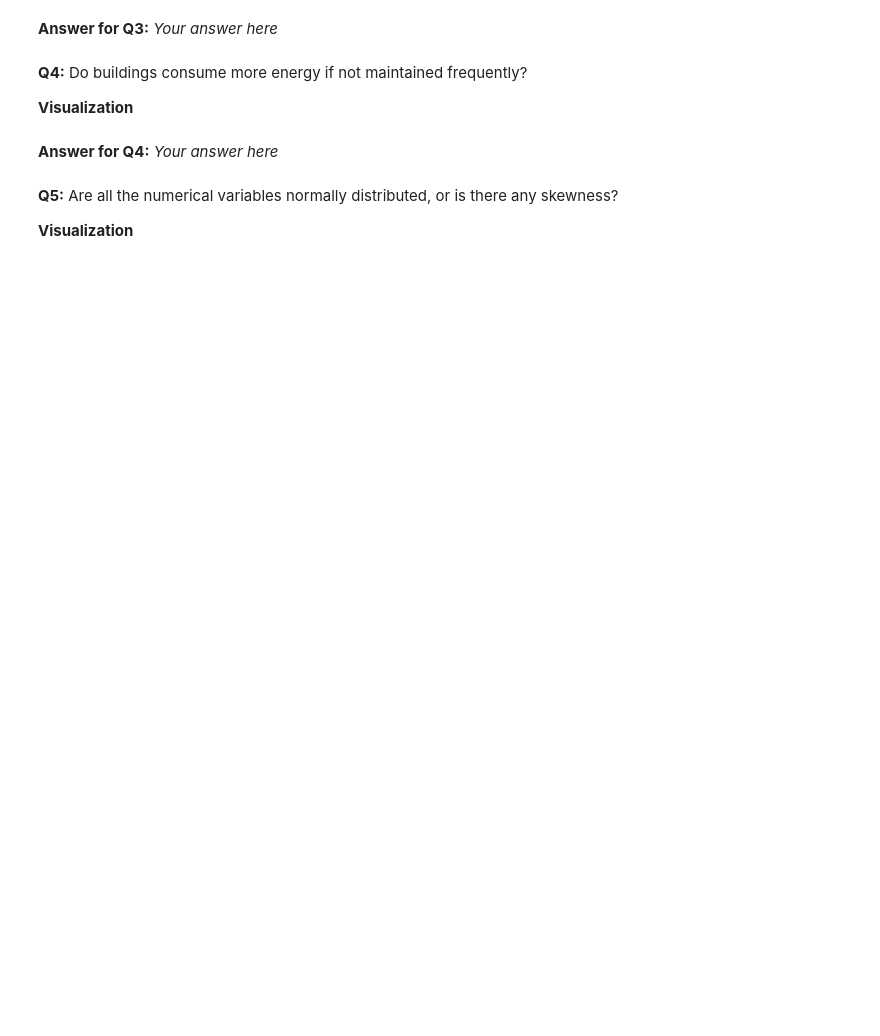
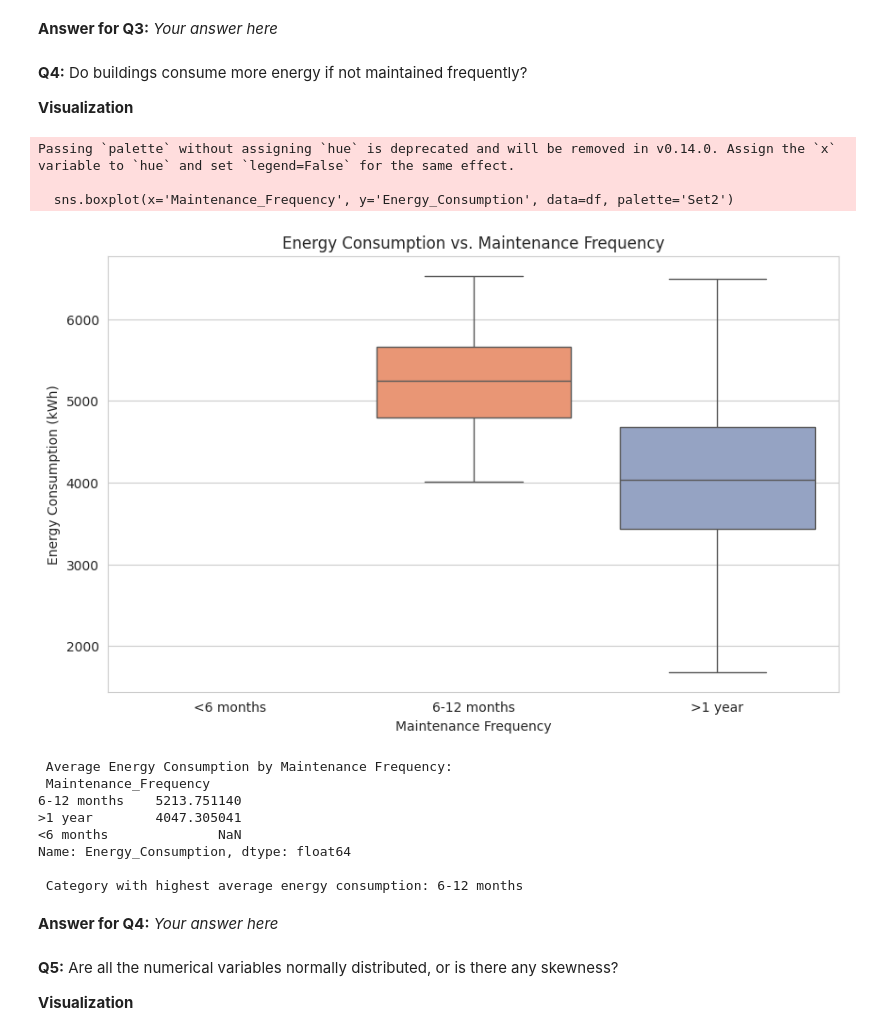
Before and after one commit to danasalem/my-new-repo, a Jupyter notebook: regression_mini_project.ipynb, the cells around one changed output. Drawn from its saved outputs; the diff is of its cells as text; code cells hidden in the pictures; blank space fills up the shorter version.

```diff
--- a/regression_mini_project.ipynb
+++ b/regression_mini_project.ipynb
@@ -110,6 +405,44 @@ Which (on average) has the highest consumption?.
 **Q4:** Do buildings consume more energy if not maintained frequently?
 
 **Visualization**
+# %%
+import seaborn as sns
+import matplotlib.pyplot as plt
+import pandas as pd
+
+# If not already created, bin Days_Since_Maintenance into categories
+if 'Maintenance_Frequency' not in df.columns:
+    bins = [0, 180, 365, df['Days_Since_Maintenance'].max()]
+    labels = ['<6 months', '6-12 months', '>1 year']
+    df['Maintenance_Frequency'] = pd.cut(df['Days_Since_Maintenance'], bins=bins, labels=labels, include_lowest=True)
+
+plt.figure(figsize=(10, 6))
+sns.boxplot(x='Maintenance_Frequency', y='Energy_Consumption', data=df, palette='Set2')
+plt.title('Energy Consumption vs. Maintenance Frequency')
+plt.xlabel('Maintenance Frequency')
+plt.ylabel('Energy Consumption (kWh)')
+plt.show()
+
+# Calculate average energy consumption per maintenance category
+avg_maintenance = df.groupby('Maintenance_Frequency')['Energy_Consumption'].mean().sort_values(ascending=False)
+print(" Average Energy Consumption by Maintenance Frequency:\n", avg_maintenance)
+
+# Identify highest consuming category
+highest_maint = avg_maintenance.index[0]
+print(f"\n Category with highest average energy consumption: {highest_maint}")
+# %% [output]
+Passing `palette` without assigning `hue` is deprecated and will be removed in v0.14.0. Assign the `x` variable to `hue` and set `legend=False` for the same effect.
+
+  sns.boxplot(x='Maintenance_Frequency', y='Energy_Consumption', data=df, palette='Set2')
+[figure, added]
+ Average Energy Consumption by Maintenance Frequency:
+ Maintenance_Frequency
+6-12 months    5213.751140
+>1 year        4047.305041
+<6 months              NaN
+Name: Energy_Consumption, dtype: float64
+
+ Category with highest average energy consumption: 6-12 months
 # %% [markdown]
 **Answer for Q4:** _Your answer here_
 # %% [markdown]
```
Also changed, not shown: parts of 13 cells of this notebook.
